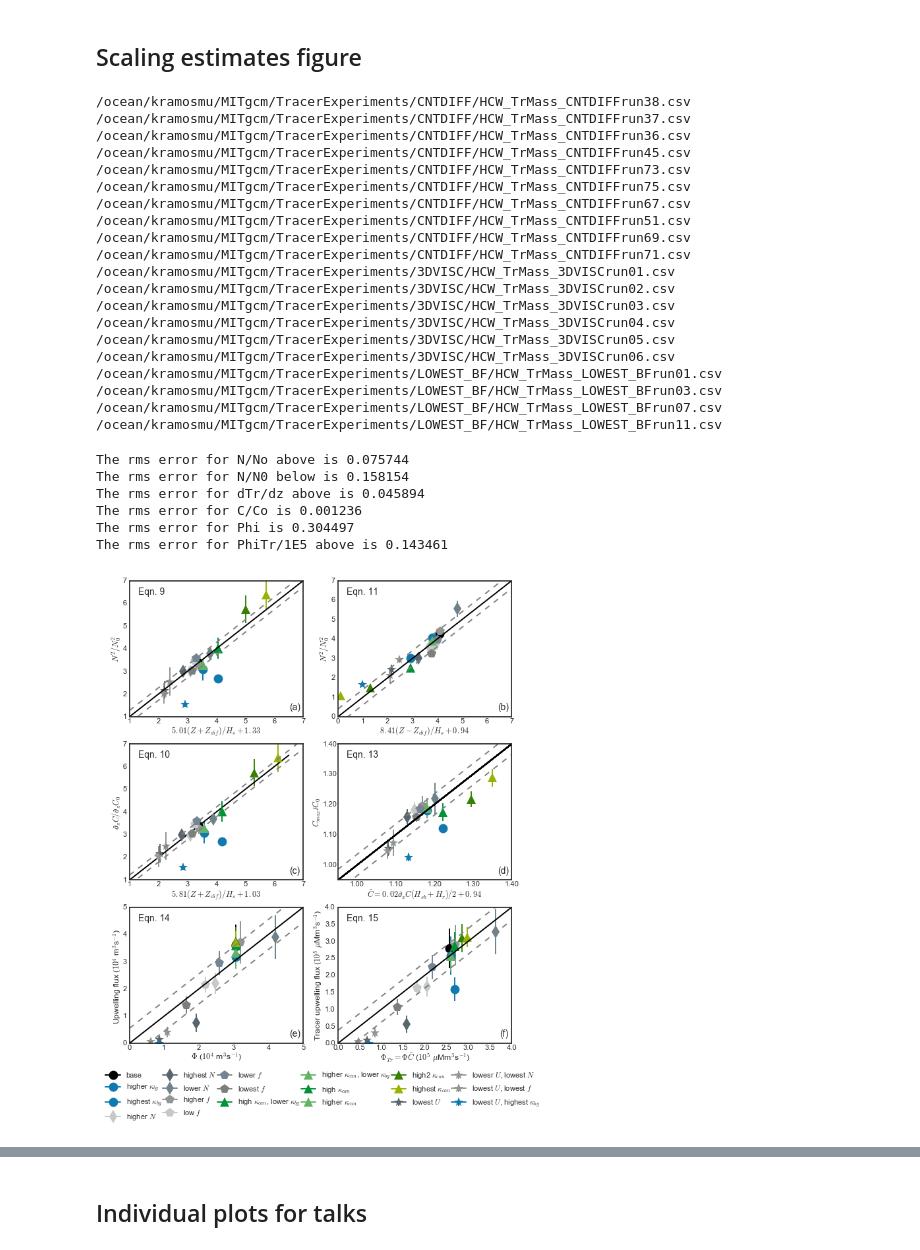
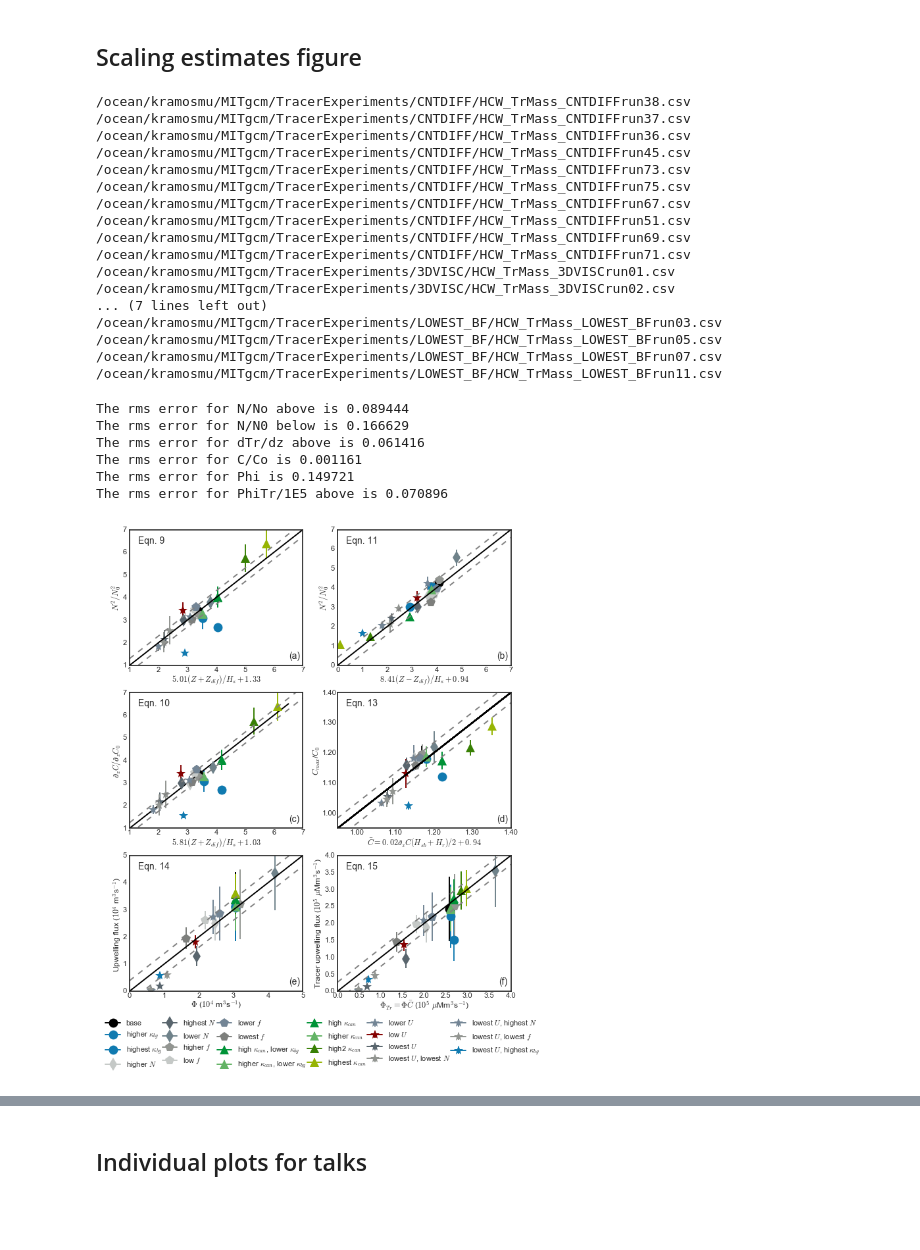
Before and after one commit to UBC-MOAD/outputanalysisnotebooks, a Jupyter notebook: PythonScripts/Paper1Figures/fig_scaling_estimates.ipynb, the cells around one changed output, grey strips where cells are left out. Drawn from its saved outputs; the diff is of its cells as text; code cells hidden in the pictures; blank space fills up the shorter version.

Commit message:
Fixed figures for submission

```diff
--- a/PythonScripts/Paper1Figures/fig_scaling_estimates.ipynb
+++ b/PythonScripts/Paper1Figures/fig_scaling_estimates.ipynb
@@ -78,19 +78,19 @@ records = canyon_records.main()
 recordsNoC = nocanyon_records.main()
 # %%
 # records2 has all the runs without the ones where K_bg changes. I don't want to use this ones for fitting the data
-ind = [0,3,4,5,6,7,8,9,10,11,12,13,14,15,16,17,18]
+ind = [0,3,4,5,6,7,8,9,12,13,14,15,16,17,18,19,20,21]
 
 records2 = []
 for ii in ind:
     records2.append(records[ii])
 # %%
 # records3 has all the runs without the ones where K_bg changes and run with low U high N.
-ind = [0,3,4,5,6,7,8,9,10,11,12,13,14,15,16,17,18]
+ind = [0,3,4,5,6,7,8,9,12,13,14,15,16,17,18,19,21]
 records3 = []
 for ii in ind:
     records3.append(records[ii])
 # %%
-select_rec = [0,1,2,3,4,5,6,7,8,9,10,11,12,13,14,15,16,17,18,19]
+select_rec = [0,1,2,3,4,5,6,7,8,9,10,11,12,13,14,15,16,17,18,19,20,21,22]
 
 for ind in select_rec:
     file = ('/ocean/kramosmu/MITgcm/TracerExperiments/%s/HCW_TrMass_%s%s.csv' %(records[ind].exp_code,
@@ -168,12 +168,9 @@ for ind in select_rec:
 /ocean/kramosmu/MITgcm/TracerExperiments/CNTDIFF/HCW_TrMass_CNTDIFFrun71.csv
 /ocean/kramosmu/MITgcm/TracerExperiments/3DVISC/HCW_TrMass_3DVISCrun01.csv
 /ocean/kramosmu/MITgcm/TracerExperiments/3DVISC/HCW_TrMass_3DVISCrun02.csv
-/ocean/kramosmu/MITgcm/TracerExperiments/3DVISC/HCW_TrMass_3DVISCrun03.csv
-/ocean/kramosmu/MITgcm/TracerExperiments/3DVISC/HCW_TrMass_3DVISCrun04.csv
-/ocean/kramosmu/MITgcm/TracerExperiments/3DVISC/HCW_TrMass_3DVISCrun05.csv
-/ocean/kramosmu/MITgcm/TracerExperiments/3DVISC/HCW_TrMass_3DVISCrun06.csv
-/ocean/kramosmu/MITgcm/TracerExperiments/LOWEST_BF/HCW_TrMass_LOWEST_BFrun01.csv
+... (7 lines left out)
 /ocean/kramosmu/MITgcm/TracerExperiments/LOWEST_BF/HCW_TrMass_LOWEST_BFrun03.csv
+/ocean/kramosmu/MITgcm/TracerExperiments/LOWEST_BF/HCW_TrMass_LOWEST_BFrun05.csv
 /ocean/kramosmu/MITgcm/TracerExperiments/LOWEST_BF/HCW_TrMass_LOWEST_BFrun07.csv
 /ocean/kramosmu/MITgcm/TracerExperiments/LOWEST_BF/HCW_TrMass_LOWEST_BFrun11.csv
 # %%
@@ -432,9 +429,9 @@ for rec,recNoC in zip(records,recordsNoC):
 
     HA2013=((0.91*(F(Ro(rec.u,rec.f,W))**(3/2))*(Ro(rec.u,rec.f,L)**(1/2))*((1-1.21*Se)**3))+0.07)
 
-    can_eff = rec.HCW-recNoC.HCW
-    Phi = np.mean(np.array([(can_eff[ii]-can_eff[ii-1])/(time[ii]-time[ii-1]) for ii in range (8,15)]))
-    Phi_std = np.std(np.array([(can_eff[ii]-can_eff[ii-1])/(time[ii]-time[ii-1]) for ii in range (8,15)]))
+    can_eff = rec.HCW
+    Phi = np.mean(np.array([(can_eff[ii]-can_eff[ii-1])/(time[ii]-time[ii-1]) for ii in range (8,18)]))
+    Phi_std = np.std(np.array([(can_eff[ii]-can_eff[ii-1])/(time[ii]-time[ii-1]) for ii in range (8,18)]))
 
     #Phi = np.mean(np.array([(can_eff[ii]) for ii in range (8,14)]))
 
@@ -476,11 +473,11 @@ for rec,recNoC in zip(records,recordsNoC):
     Se = (s*rec.N)/(rec.f*((F(Ro(rec.u,rec.f,W))/Ro(rec.u,rec.f,L))**(1/2)))
     HA2013=(rec.u*W*Dh(rec.f,L,rec.N))*((0.91*(F(Ro(rec.u,rec.f,W))**(3/2))*(Ro(rec.u,rec.f,L)**(1/2))*((1-1.21*Se)**3))+0.07)
 
-    mass_can_eff = rec.TrMass-recNoC.TrMass
-    can_eff = rec.HCW-recNoC.HCW
+    mass_can_eff = rec.TrMass
+    can_eff = rec.HCW
 
-    phiTr = np.mean(np.array([(mass_can_eff[ii]-mass_can_eff[ii-1])/(time[ii]-time[ii-1]) for ii in range (8,15)]))
-    phiTr_std = np.std(np.array([(mass_can_eff[ii]-mass_can_eff[ii-1])/(time[ii]-time[ii-1]) for ii in range (8,15)]))
+    phiTr = np.mean(np.array([(mass_can_eff[ii]-mass_can_eff[ii-1])/(time[ii]-time[ii-1]) for ii in range (8,18)]))
+    phiTr_std = np.std(np.array([(mass_can_eff[ii]-mass_can_eff[ii-1])/(time[ii]-time[ii-1]) for ii in range (8,18)]))
 
     plt1 = ax5.errorbar(HA2013*(Capprox)/1E5, # 1000 is a conversion factor
                         (phiTr)/1E5,
@@ -499,39 +496,39 @@ maxN_array = np.array([rec.PhiTr for rec in records3])
 tilt_array = np.array([rec.PhiTrScale for rec in records3])
 x_fit = np.linspace(0,4, 50)
 
 mean_sq_err = np.mean(((maxN_array)-(tilt_array))**2)
 upper_bound = ax5.plot(x_fit,x_fit+(mean_sq_err)**(0.5),linestyle = '--',color='0.5')
 lower_bound = ax5.plot(x_fit,x_fit-(mean_sq_err)**(0.5),linestyle = '--',color='0.5')
 print('The rms error for PhiTr/1E5 above is %f' %mean_sq_err)
 
 ax5.set_ylim(0,4)
 ax5.plot(np.linspace(0,4, 50),np.linspace(0,4, 50),'k-')
 ax5.text(0.93,0.05,'(f)',transform=ax5.transAxes,fontsize=10)
 ax5.text(0.05,0.9,'Eqn. 15',transform=ax5.transAxes,fontsize=10)
 
 
 ax5.legend(bbox_to_anchor=(1.2,-0.15),ncol=6, columnspacing=0.1)
 
 ax0.tick_params(axis='x', pad=1)
 ax1.tick_params(axis='x', pad=1)
 ax2.tick_params(axis='x', pad=1)
 ax4.tick_params(axis='x', pad=1)
 ax5.tick_params(axis='x', pad=1)
 
 ax0.tick_params(axis='y', pad=3)
 ax1.tick_params(axis='y', pad=3)
 ax2.tick_params(axis='y', pad=3)
 ax4.tick_params(axis='y', pad=3)
 ax5.tick_params(axis='y', pad=3)
 
 plt.savefig('figure9.eps',format='eps',bbox_inches='tight')
 # %% [output]
-The rms error for N/No above is 0.075744
-The rms error for N/N0 below is 0.158154
-The rms error for dTr/dz above is 0.045894
-The rms error for C/Co is 0.001236
-The rms error for Phi is 0.304497
-The rms error for PhiTr/1E5 above is 0.143461
+The rms error for N/No above is 0.089444
+The rms error for N/N0 below is 0.166629
+The rms error for dTr/dz above is 0.061416
+The rms error for C/Co is 0.001161
+The rms error for Phi is 0.149721
+The rms error for PhiTr/1E5 above is 0.070896
-[figure, old version]
+[figure, new version]
 # %%
 print ("\t".join(['Exp name&','Phi 1E4&','PhiTr 1E5&', 'Total HCW $10^{10}$ m$^3$&',
```
Also changed, not shown: parts of 5 cells of this notebook, 7 other files.
